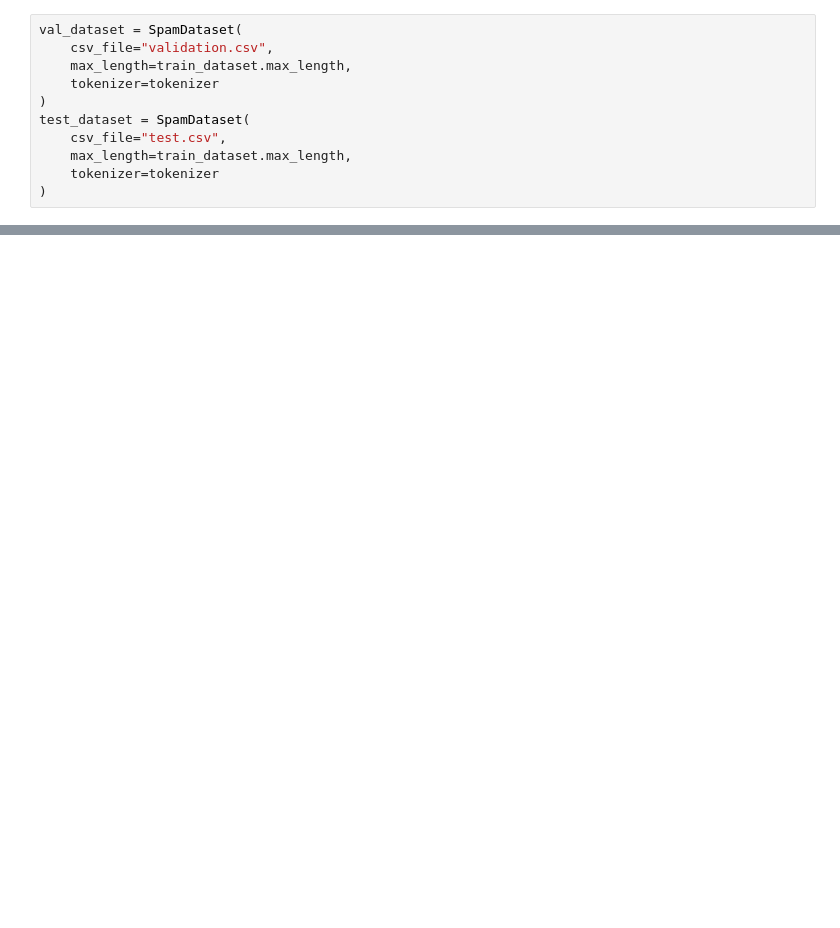
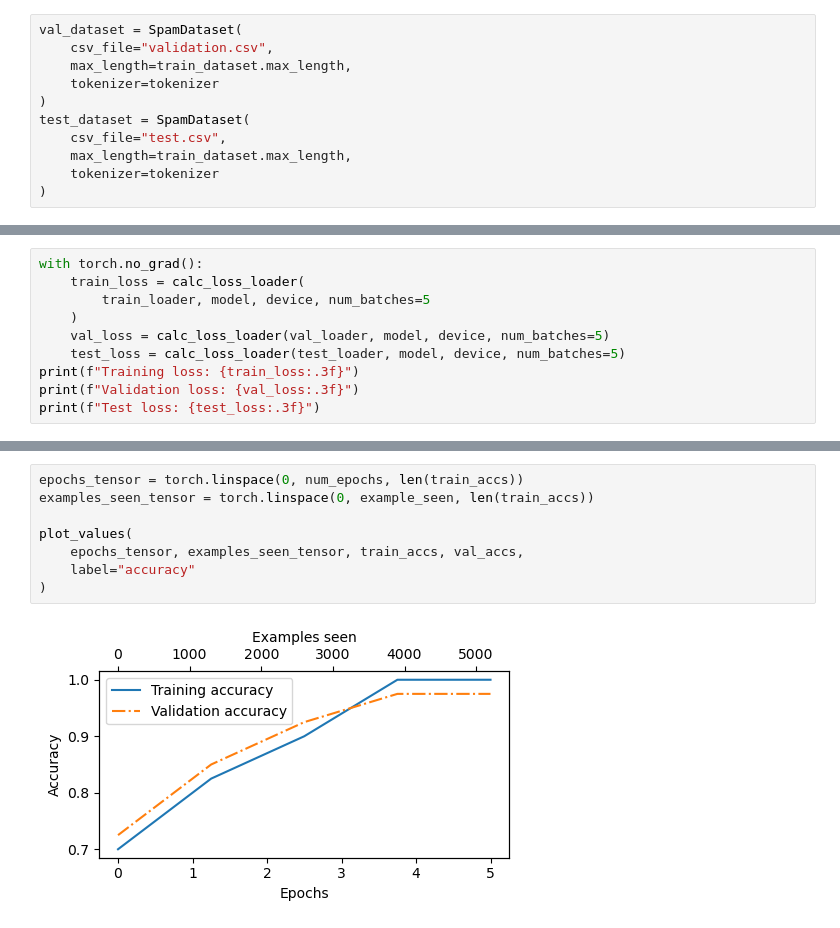
Before and after one commit to smbensi/whisper_triton, a Jupyter notebook: understand_LLMs/06_finetuning_classification.ipynb, the cells around one changed output, grey strips where cells are left out. Cells and saved outputs as stored; diff of their text form; blank space fills up the shorter version.

```diff
--- a/understand_LLMs/06_finetuning_classification.ipynb
+++ b/understand_LLMs/06_finetuning_classification.ipynb
@@ -205,0 +521,10 @@ test_dataset = SpamDataset(
+# %%
+with torch.no_grad():
+    train_loss = calc_loss_loader(
+        train_loader, model, device, num_batches=5
+    )
+    val_loss = calc_loss_loader(val_loader, model, device, num_batches=5)
+    test_loss = calc_loss_loader(test_loader, model, device, num_batches=5)
+print(f"Training loss: {train_loss:.3f}")
+print(f"Validation loss: {val_loss:.3f}")
+print(f"Test loss: {test_loss:.3f}")
@@ -205,0 +654,10 @@ test_dataset = SpamDataset(
+# %%
+epochs_tensor = torch.linspace(0, num_epochs, len(train_accs))
+examples_seen_tensor = torch.linspace(0, example_seen, len(train_accs))
+
+plot_values(
+    epochs_tensor, examples_seen_tensor, train_accs, val_accs,
+    label="accuracy"
+)
+# %% [output]
+[figure, added]
```
Also changed, not shown: parts of 39 cells of this notebook, 5 other files.
